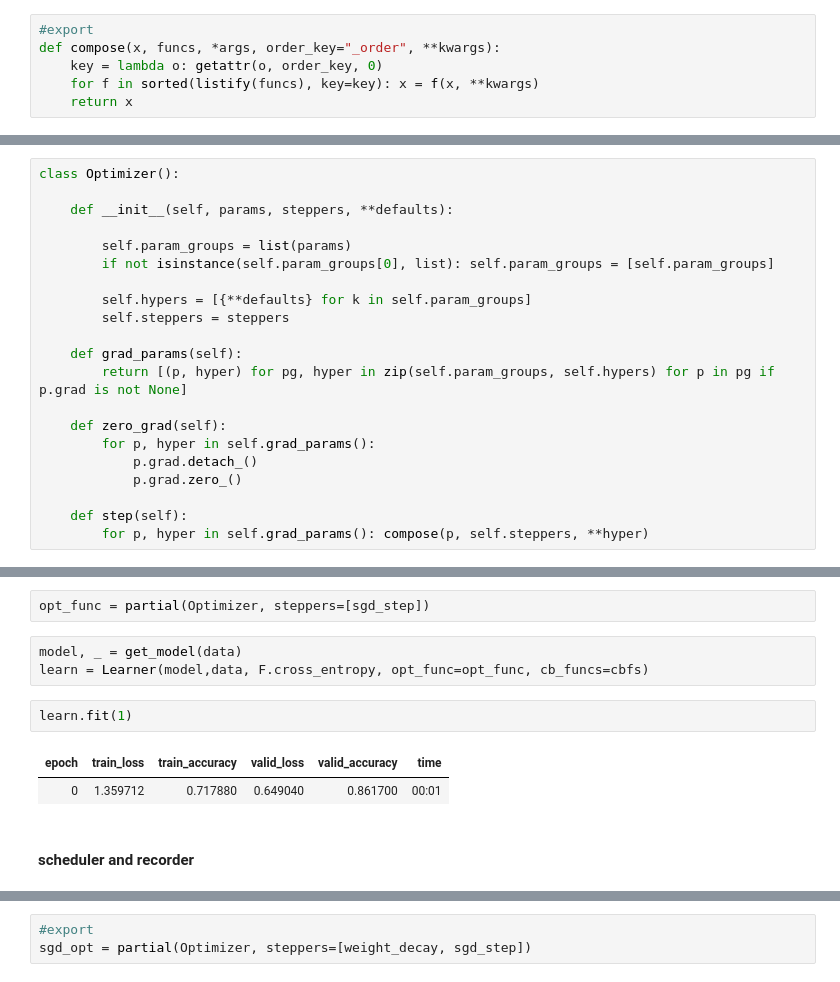
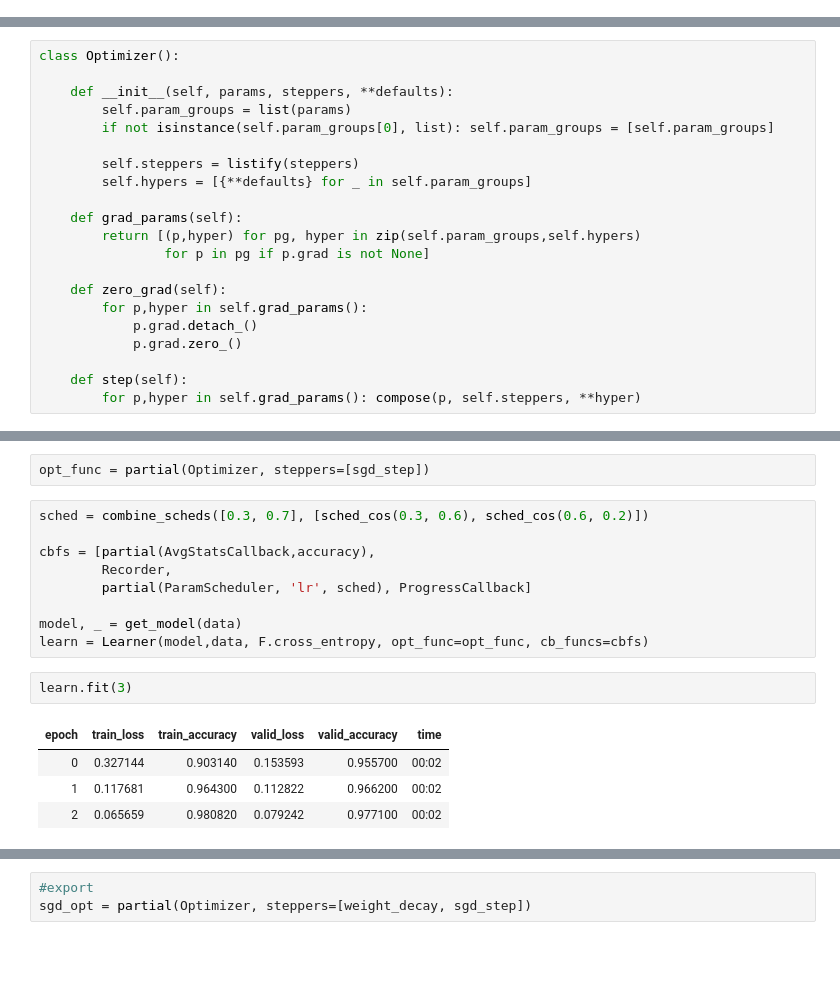
Before and after one commit to letsdodatascience/research-lib, a Jupyter notebook: nbs/03_optimizers.ipynb, the cells around one changed output, grey strips where cells are left out. Cells and saved outputs as stored; diff of their text form; blank space fills up the shorter version.

```diff
--- a/nbs/03_optimizers.ipynb
+++ b/nbs/03_optimizers.ipynb
@@ -39,6 +38,0 @@ Writing our own coustom Optimizer
-# %%
-#export
-def compose(x, funcs, *args, order_key="_order", **kwargs):
-    key = lambda o: getattr(o, order_key, 0)
-    for f in sorted(listify(funcs), key=key): x = f(x, **kwargs)
-    return x
@@ -46,23 +42,23 @@ def compose(x, funcs, *args, order_key="_order", **kwargs):
 class Optimizer():
 
     def __init__(self, params, steppers, **defaults):
-
         self.param_groups = list(params)
         if not isinstance(self.param_groups[0], list): self.param_groups = [self.param_groups]
 
-        self.hypers = [{**defaults} for k in self.param_groups]
-        self.steppers = steppers
+        self.steppers = listify(steppers)
+        self.hypers = [{**defaults} for _ in self.param_groups]
 
     def grad_params(self):
-        return [(p, hyper) for pg, hyper in zip(self.param_groups, self.hypers) for p in pg if p.grad is not None]
+        return [(p,hyper) for pg, hyper in zip(self.param_groups,self.hypers)
+                for p in pg if p.grad is not None]
 
     def zero_grad(self):
-        for p, hyper in self.grad_params():
+        for p,hyper in self.grad_params():
             p.grad.detach_()
             p.grad.zero_()
 
     def step(self):
-        for p, hyper in self.grad_params(): compose(p, self.steppers, **hyper)
+        for p,hyper in self.grad_params(): compose(p, self.steppers, **hyper)
 # %%
 #export
 def sgd_step(p, lr, **kwargs):
@@ -71,12 +67,18 @@ def sgd_step(p, lr, **kwargs):
 # %%
 opt_func = partial(Optimizer, steppers=[sgd_step])
 # %%
+sched = combine_scheds([0.3, 0.7], [sched_cos(0.3, 0.6), sched_cos(0.6, 0.2)])
+
+cbfs = [partial(AvgStatsCallback,accuracy),
+        Recorder,
+        partial(ParamScheduler, 'lr', sched), ProgressCallback]
+
 model, _ = get_model(data)
 learn = Learner(model,data, F.cross_entropy, opt_func=opt_func, cb_funcs=cbfs)
 # %%
-learn.fit(1)
+learn.fit(3)
 # %% [output]
 | epoch | train_loss | train_accuracy | valid_loss | valid_accuracy | time |
-| 0 | 1.359712 | 0.717880 | 0.649040 | 0.861700 | 00:01 |
+| 0 | 0.327144 | 0.903140 | 0.153593 | 0.955700 | 00:02 |
+| 1 | 0.117681 | 0.964300 | 0.112822 | 0.966200 | 00:02 |
+| 2 | 0.065659 | 0.980820 | 0.079242 | 0.977100 | 00:02 |
-# %% [markdown]
-#### scheduler and recorder
```
Also changed, not shown: parts of 64 cells of this notebook, 3 other files.
